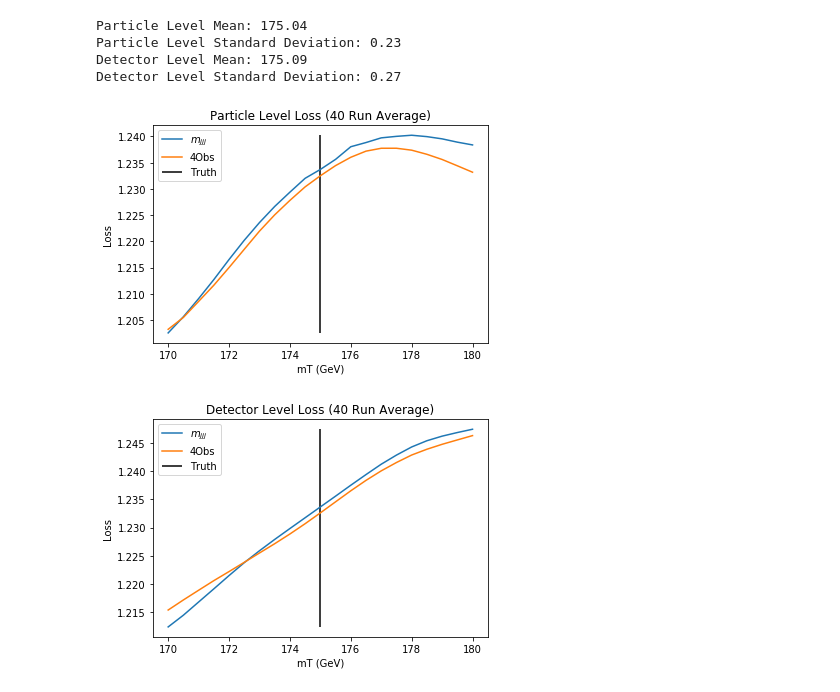
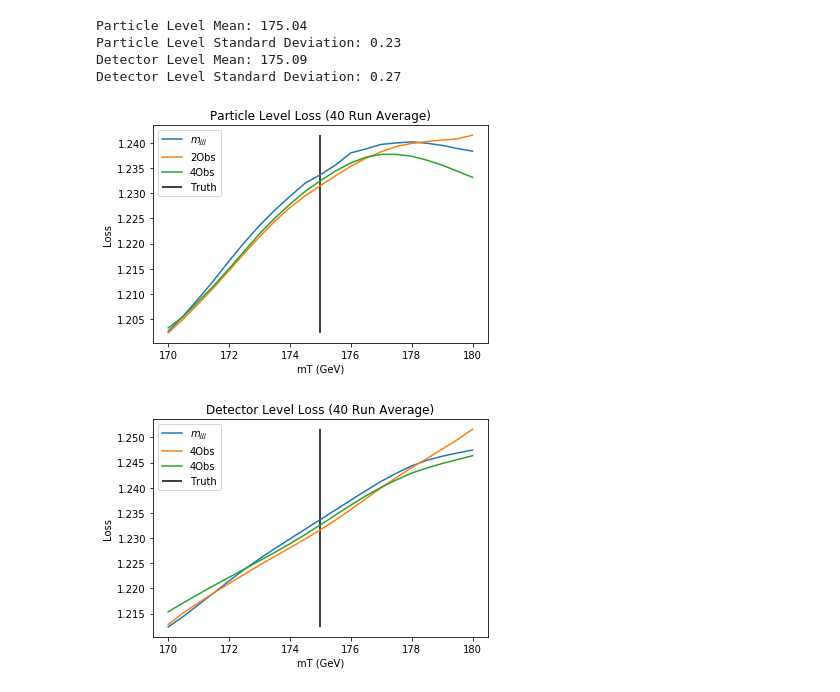
Before and after one commit to hep-lbdl/SRGN, a Jupyter notebook: TopQuarkFitting/DCTR_1D_mT-EnsembleDataProcessingNEW.ipynb, the cells around one changed output. Cells and saved outputs as stored; diff of their text form; code cells hidden in the pictures.

Commit message:
added 2Obs and standardized AUC plots

```diff
--- a/TopQuarkFitting/DCTR_1D_mT-EnsembleDataProcessingNEW.ipynb
+++ b/TopQuarkFitting/DCTR_1D_mT-EnsembleDataProcessingNEW.ipynb
@@ -52,6 +66,20 @@ for i in range(40):
     det_AUC_mblv = np.append(det_AUC_mblv, np.expand_dims(file['det_AUC'], axis = 0), axis = 0)
 
 for i in range(40):
+    file_label = data_dir +"2ObsTrials/DCTR_1D_mT-2Obs-Trial{}.npz".format(i)
+    file = np.load(file_label)
+
+    part_cor_2Obs = np.append(part_cor_2Obs, np.expand_dims(file['part_cor'], axis = 0), axis = 0)
+    part_lvals_2Obs = np.append(part_lvals_2Obs, np.expand_dims(file['part_lvals'], axis = 0), axis = 0)
+    part_vlvals_2Obs = np.append(part_vlvals_2Obs, np.expand_dims(file['part_vlvals'], axis = 0), axis = 0)
+    part_AUC_2Obs = np.append(part_AUC_2Obs, np.expand_dims(file['part_AUC'], axis = 0), axis = 0)
+
+    det_cor_2Obs = np.append(det_cor_2Obs, np.expand_dims(file['det_cor'], axis = 0), axis = 0)
+    det_lvals_2Obs = np.append(det_lvals_2Obs, np.expand_dims(file['det_lvals'], axis = 0), axis = 0)
+    det_vlvals_2Obs = np.append(det_vlvals_2Obs, np.expand_dims(file['det_vlvals'], axis = 0), axis = 0)
+    det_AUC_2Obs = np.append(det_AUC_2Obs, np.expand_dims(file['det_AUC'], axis = 0), axis = 0)
+
+for i in range(40):
     file_label = data_dir +"4ObsTrials/DCTR_1D_mT-4Obs-Trial{}.npz".format(i)
     file = np.load(file_label)
 
@@ -98,0 +116,20 @@ det_AUC_4Obs_min = np.argmin(det_AUC_4Obs, axis = 1)
+# %%
+part_cor_2Obs_mean = np.mean(part_cor_2Obs, axis = 0)
+part_lvals_2Obs_mean = np.mean(part_lvals_2Obs, axis = 0)
+part_vlvals_2Obs_mean = np.mean(part_vlvals_2Obs, axis = 0)
+part_AUC_2Obs_mean = np.mean(part_AUC_2Obs, axis = 0)
+
+part_AUC_2Obs_dif = part_AUC_2Obs_mean - min(part_AUC_2Obs_mean)
+
+part_cor_2Obs_max = np.argmax(part_cor_2Obs, axis = 1)
+part_AUC_2Obs_min = np.argmin(part_AUC_2Obs, axis = 1)
+
+det_cor_2Obs_mean = np.mean(det_cor_2Obs, axis = 0)
+det_lvals_2Obs_mean = np.mean(det_lvals_2Obs, axis = 0)
+det_vlvals_2Obs_mean = np.mean(det_vlvals_2Obs, axis = 0)
+det_AUC_2Obs_mean = np.mean(det_AUC_2Obs, axis = 0)
+
+det_AUC_2Obs_dif = det_AUC_2Obs_mean - min(det_AUC_2Obs_mean)
+
+det_cor_2Obs_max = np.argmax(det_cor_2Obs, axis = 1)
+det_AUC_2Obs_min = np.argmin(det_AUC_2Obs, axis = 1)
@@ -390,11 +595,12 @@ Detector Level Standard Deviation: 0.27
 plt.title("Particle Level Loss (40 Run Average)")
 
 plt.plot(thetas, part_lvals_mblv_mean, label='$m_{jjj}$')
+plt.plot(thetas, part_lvals_2Obs_mean, label='2Obs')
 plt.plot(thetas, part_lvals_4Obs_mean, label='4Obs')
 plt.vlines(
     175,
-    min(np.concatenate([part_lvals_mblv_mean, part_lvals_4Obs_mean])),
-    max(np.concatenate([part_lvals_mblv_mean, part_lvals_4Obs_mean])),
+    min(np.concatenate([part_lvals_mblv_mean, part_lvals_2Obs_mean, part_lvals_4Obs_mean])),
+    max(np.concatenate([part_lvals_mblv_mean, part_lvals_2Obs_mean, part_lvals_4Obs_mean])),
     label='Truth')
 plt.xlabel("mT (GeV)")
 plt.ylabel("Loss")
@@ -402,21 +608,22 @@ plt.legend()
 # plt.savefig("DCTR_1D_mT-EnsembleDataProcessing-Particle-Level-Loss-40-Run-Average.png")
 plt.show()
 # %% [output]
-[figure, old version]
+[figure, new version]
 # %%
 plt.title("Detector Level Loss (40 Run Average)")
 
 plt.plot(thetas, det_lvals_mblv_mean, label='$m_{jjj}$')
+plt.plot(thetas, det_lvals_2Obs_mean, label='4Obs')
 plt.plot(thetas, det_lvals_4Obs_mean, label='4Obs')
 plt.vlines(
     175,
-    min(np.concatenate([det_lvals_mblv_mean, det_lvals_4Obs_mean])),
-    max(np.concatenate([det_lvals_mblv_mean, det_lvals_4Obs_mean])),
+    min(np.concatenate([det_lvals_mblv_mean, det_lvals_2Obs_mean, det_lvals_4Obs_mean])),
+    max(np.concatenate([det_lvals_mblv_mean, det_lvals_2Obs_mean, det_lvals_4Obs_mean])),
     label='Truth')
 plt.xlabel("mT (GeV)")
 plt.ylabel("Loss")
 plt.legend()
 # plt.savefig("DCTR_1D_mT-EnsembleDataProcessing-Detector-Level-Loss-40-Run-Average.png")
 plt.show()
 # %% [output]
-[figure, old version]
+[figure, new version]
```
Also changed, not shown: parts of 17 cells of this notebook.
